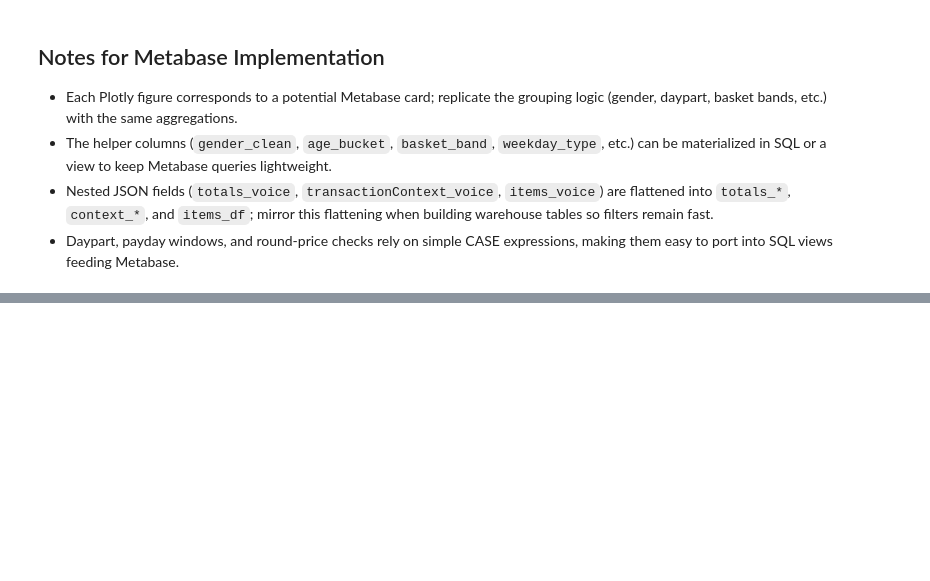
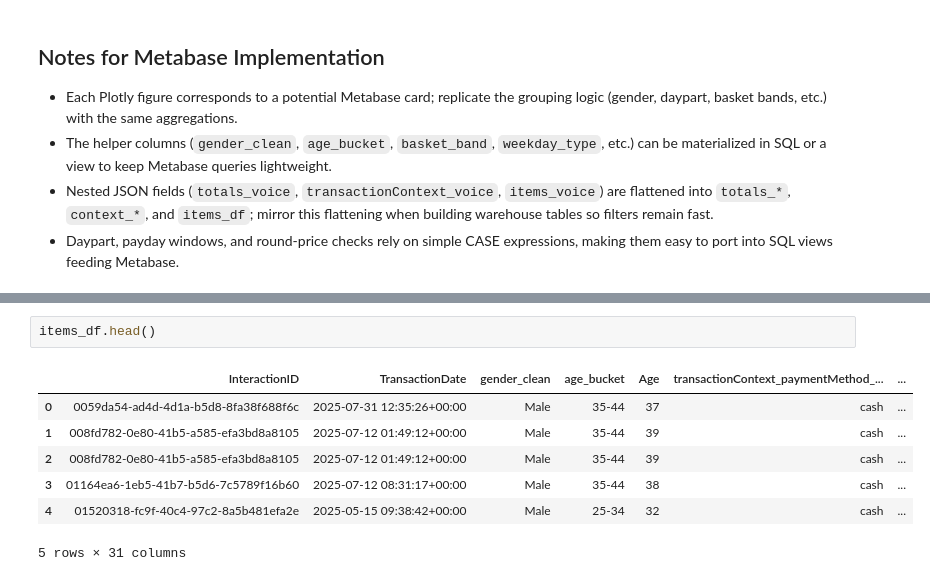
Before and after one commit to chestergarett/twba, a Jupyter notebook: scripts/004_data_exploration.ipynb, the cells around one changed output, grey strips where cells are left out. Cells and saved outputs as stored; diff of their text form; blank space fills up the shorter version.

```diff
--- a/scripts/004_data_exploration.ipynb
+++ b/scripts/004_data_exploration.ipynb
@@ -943,0 +1060,10 @@ The default of observed=False is deprecated and will be changed to True in a fut
+# %%
+items_df.head()
+# %% [output]
+|  | InteractionID | TransactionDate | gender_clean | age_bucket | Age | transactionContext_paymentMethod_... | ... |
+| 0 | 0059da54-ad4d-4d1a-b5d8-8fa38f688f6c | 2025-07-31 12:35:26+00:00 | Male | 35-44 | 37 | cash | ... |
+| 1 | 008fd782-0e80-41b5-a585-efa3bd8a8105 | 2025-07-12 01:49:12+00:00 | Male | 35-44 | 39 | cash | ... |
+| 2 | 008fd782-0e80-41b5-a585-efa3bd8a8105 | 2025-07-12 01:49:12+00:00 | Male | 35-44 | 39 | cash | ... |
+| 3 | 01164ea6-1eb5-41b7-b5d6-7c5789f16b60 | 2025-07-12 08:31:17+00:00 | Male | 35-44 | 38 | cash | ... |
+| 4 | 01520318-fc9f-40c4-97c2-8a5b481efa2e | 2025-05-15 09:38:42+00:00 | Male | 25-34 | 32 | cash | ... |
+5 rows × 31 columns
```
Also changed, not shown: parts of 9 cells of this notebook, 3 other files.
